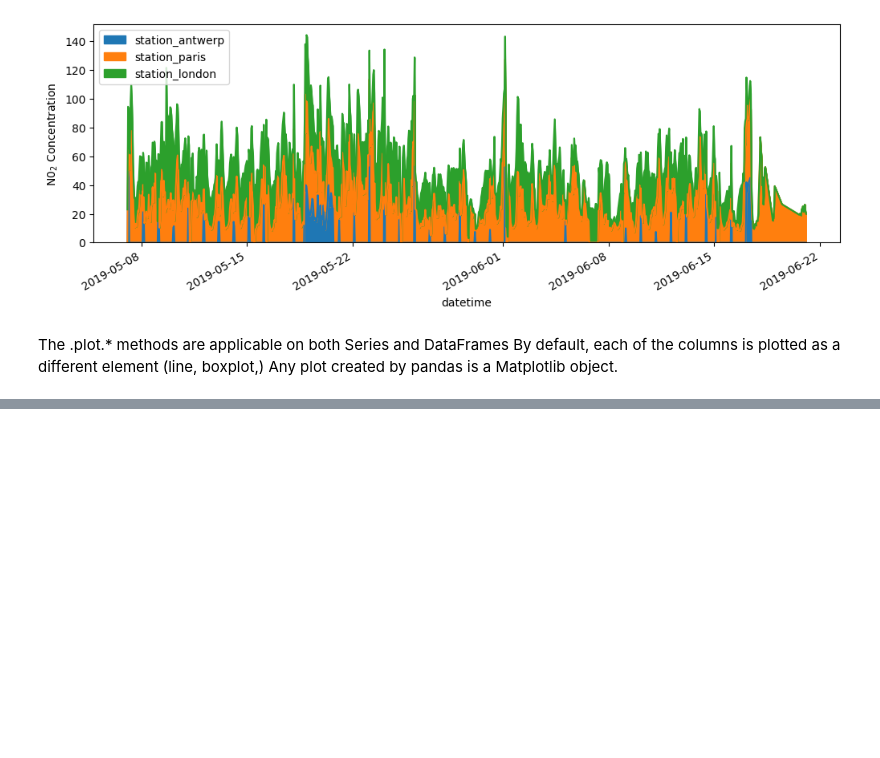
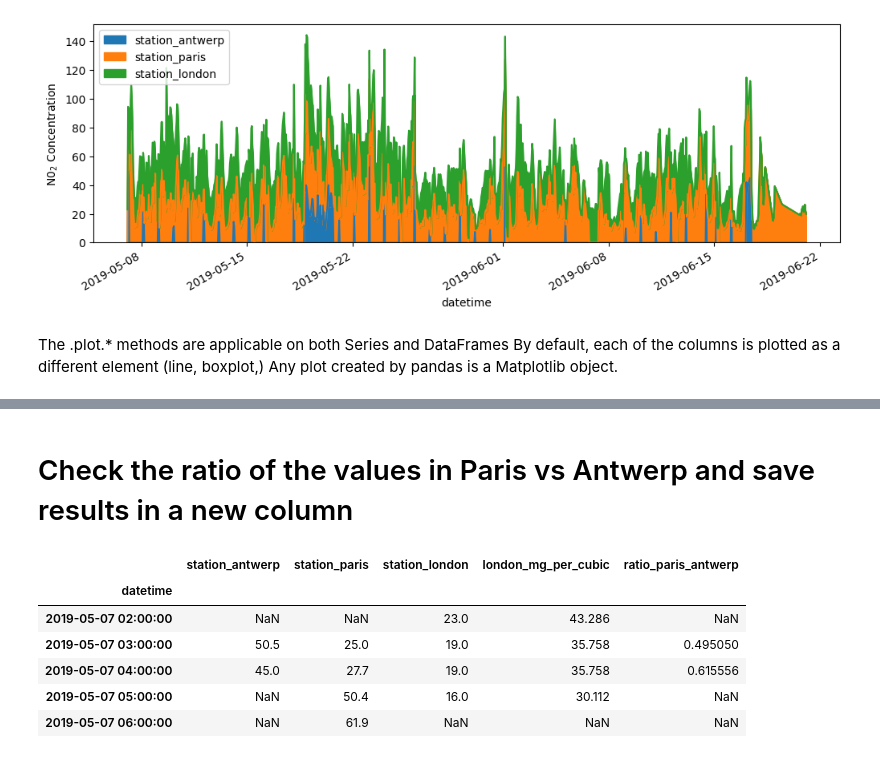
Before and after one commit to 254Bit/PythonPandasExercise, a Jupyter notebook: getting_started_pandas2.ipynb, the cells around one changed output, grey strips where cells are left out. Cells and saved outputs as stored; diff of their text form; code cells hidden in the pictures; blank space fills up the shorter version.

Commit message:
Creating new columns from exisiting columns

```diff
--- a/getting_started_pandas2.ipynb
+++ b/getting_started_pandas2.ipynb
@@ -95,0 +102,4 @@ Any plot created by pandas is a Matplotlib object.
+# %%
+#To create a new column, use the [] brackets with the new column name at the left side of the assignment.
+air['london_mg_per_cubic']=air['station_london'] * 1.882
+air.head()
@@ -95,0 +114,13 @@ Any plot created by pandas is a Matplotlib object.
+# %% [markdown]
+# Check the ratio of the values in Paris vs Antwerp and save results in a new column
+# %%
+air['ratio_paris_antwerp'] = (air['station_paris']/air['station_antwerp'])
+air.head()
+# %% [output]
+|  | station_antwerp | station_paris | station_london | london_mg_per_cubic | ratio_paris_antwerp |
+| datetime |  |  |  |  |  |
+| 2019-05-07 02:00:00 | NaN | NaN | 23.0 | 43.286 | NaN |
+| 2019-05-07 03:00:00 | 50.5 | 25.0 | 19.0 | 35.758 | 0.495050 |
+| 2019-05-07 04:00:00 | 45.0 | 27.7 | 19.0 | 35.758 | 0.615556 |
+| 2019-05-07 05:00:00 | NaN | 50.4 | 16.0 | 30.112 | NaN |
+| 2019-05-07 06:00:00 | NaN | 61.9 | NaN | NaN | NaN |
```
Also changed, not shown: parts of 6 cells of this notebook.
